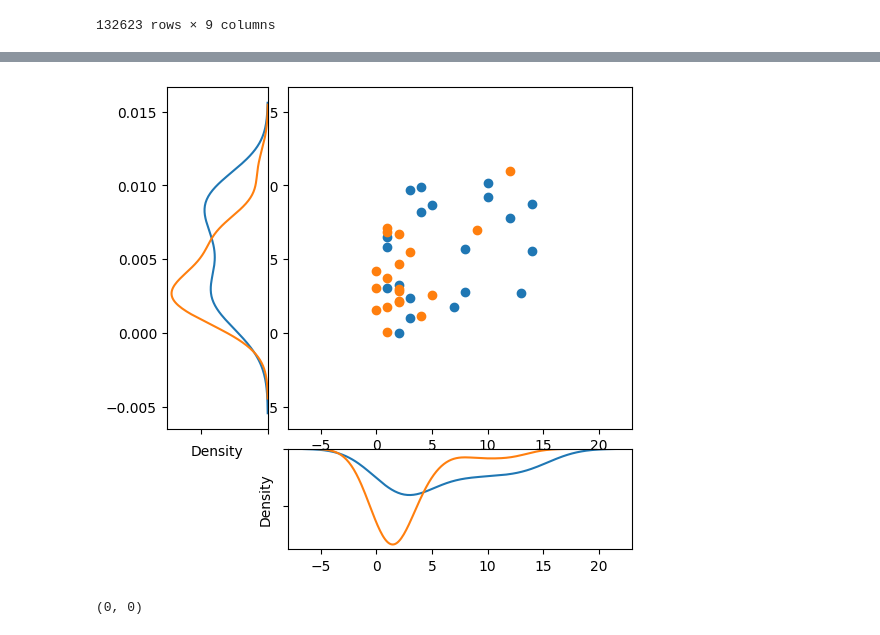
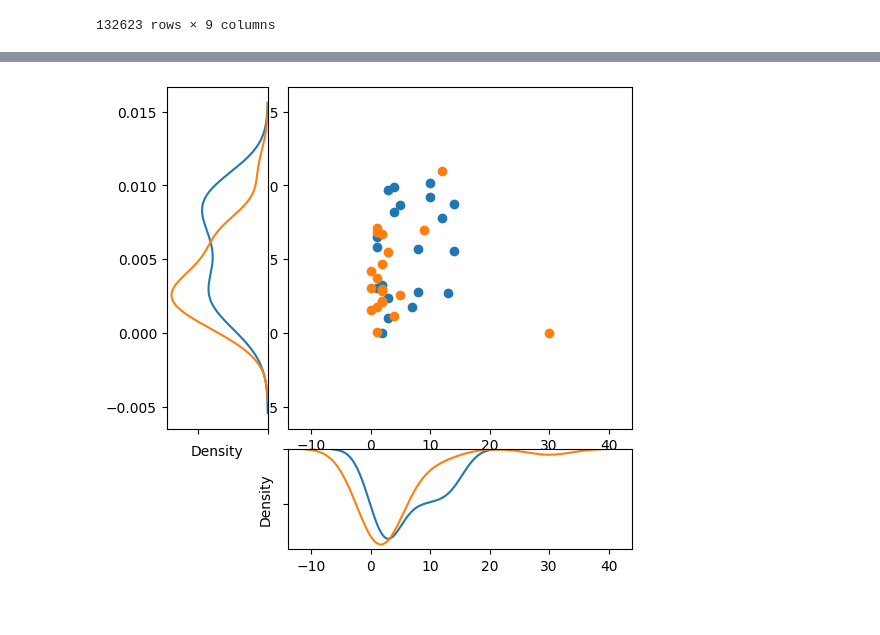
Before and after one commit to 4dglab/SEE, a Jupyter notebook: analyse/AD/AD&control hic CLU.ipynb, the cells around one changed output, grey strips where cells are left out. Drawn from its saved outputs; the diff is of its cells as text; code cells hidden in the pictures.

```diff
--- a/analyse/AD/AD&control hic CLU.ipynb
+++ b/analyse/AD/AD&control hic CLU.ipynb
@@ -479,5 +527,5 @@ pre_track(_tmp, gene_name, cell_type)
 # %%
-def interaction_relevance(evals, preds, cell_type, gene_name, bin1, bin2):
+def interaction_relevance(evals, preds, cell_type, gene_name, bin1, bin2, title):
     x1, x2, y1, y2 = [], [], [], []
     for i in range(len(preds)):
         pred = array2mat(preds[i]['predict'])
@@ -488,8 +536,8 @@ def interaction_relevance(evals, preds, cell_type, gene_name, bin1, bin2):
 
         x = evals[i]['scRNA'][np.where(evals[i]['scRNA_head']==gene_name)[0][0]]
         y = pred[bin1, bin2]
-        if x > 20:
-            continue
+#         if x > 20:
+#             continue
         if evals[i]['Diagnosis'] == 'control':
             x1.append(x)
             y1.append(y)
@@ -520,9 +568,11 @@ def interaction_relevance(evals, preds, cell_type, gene_name, bin1, bin2):
     sns.kdeplot(y=y2, ax=ax_y)
     ax_y.invert_xaxis() # y轴方向（左上）直方图倒转x轴方向
 
+    plt.savefig(os.path.join('/lmh_data/work/sclab/analyse/figure_file/', title), format='pdf', bbox_inches='tight')
     plt.show()
 # %%
 gene_name, cell_type = 'CLU', 'Astro'
-interaction_relevance(AD_evals, AD_preds[gene_name], cell_type, gene_name, 1, 4)
+interaction_relevance(AD_evals, AD_preds[gene_name], cell_type, gene_name, 1, 4,
+                      'Correlation between RNA and HIC in AD&Control({}_{}).pdf'.format(gene_name, cell_type))
 # %% [output]
-[figure, old version]
+[figure, new version]
@@ -567,5 +578,0 @@ def loop_relevance(evals, preds, cell_type, gene_name, bin1, bin2):
-# %%
-gene_name, cell_type = 'CLU', 'Astro'
-print(loop_relevance(AD_evals, AD_preds[gene_name], cell_type, gene_name, 1, 4))
-# %% [output]
-(0, 0)
```
Also changed, not shown: parts of 6 cells of this notebook, 10 other files.
